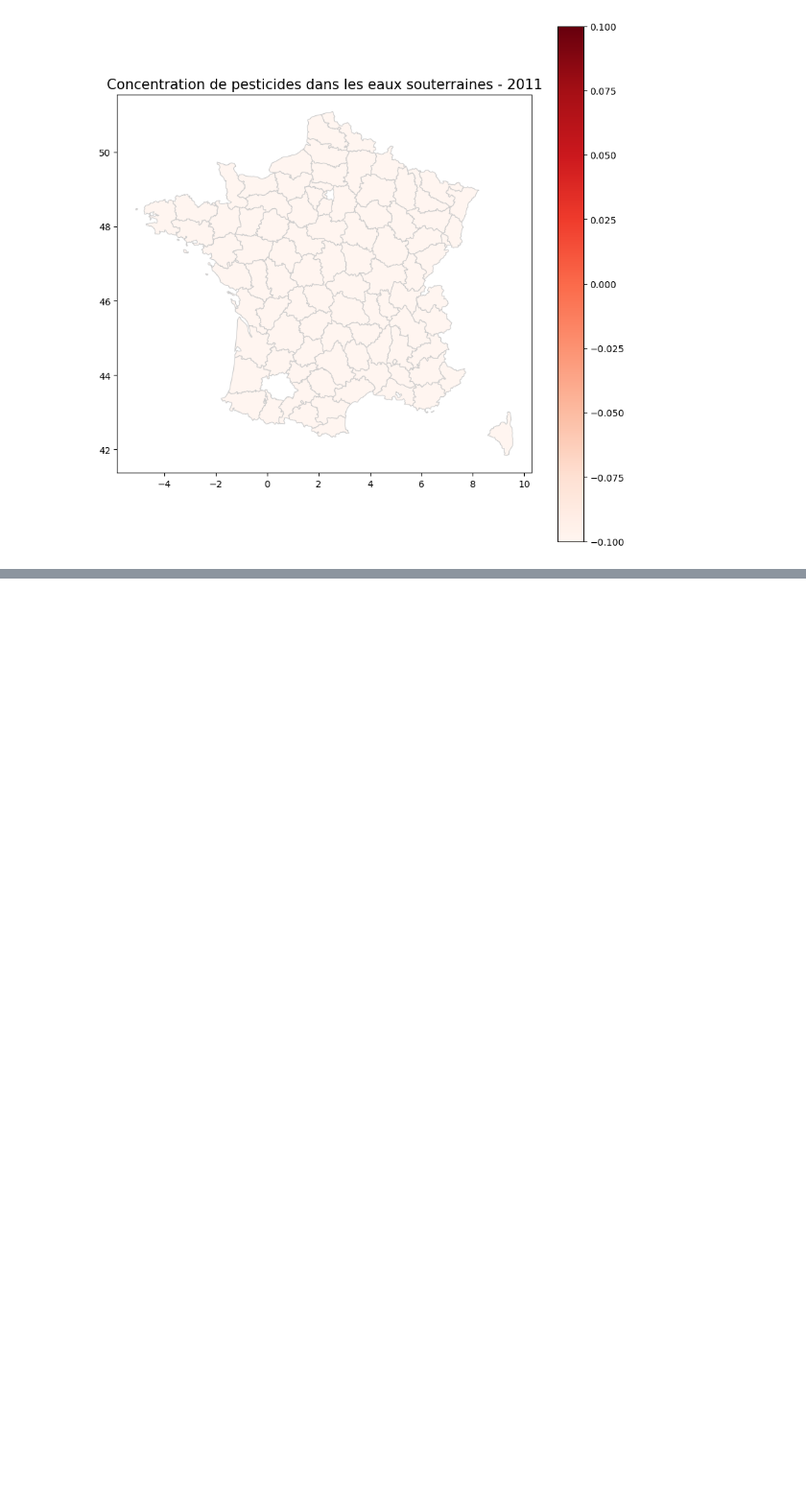
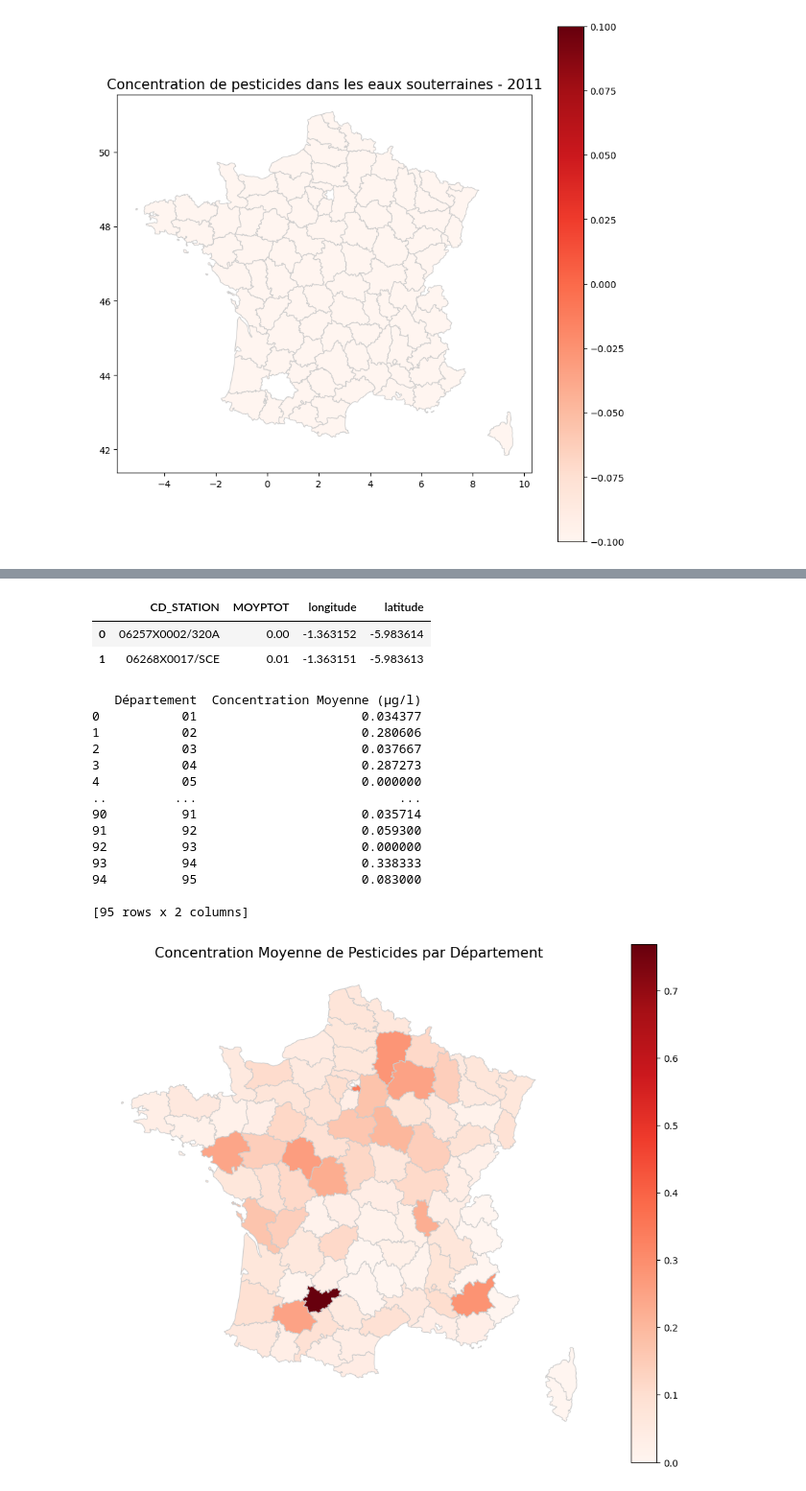
Before and after one commit to ElisefontaineEnsae/AgricultureBio_France, a Jupyter notebook: Cartographie Eaux souterraines/Carto.ipynb, the cells around one changed output, grey strips where cells are left out. Shown at 96% size. Drawn from its saved outputs; the diff is of its cells as text; code cells hidden in the pictures; blank space fills up the shorter version.

```diff
--- a/Cartographie Eaux souterraines/Carto.ipynb
+++ b/Cartographie Eaux souterraines/Carto.ipynb
@@ -231,0 +337,78 @@ Nombre de points - MOYPTOT: 881
+# %%
+df_dept_aggregated.head(2)
+# %% [output]
+|  | CD_STATION | MOYPTOT | longitude | latitude |
+| 0 | 06257X0002/320A | 0.00 | -1.363152 | -5.983614 |
+| 1 | 06268X0017/SCE | 0.01 | -1.363151 | -5.983613 |
+# %%
+## Étape 1 : Fusionner les données avec les départements
+df_fusion = df_concentration_totale_2007.merge(
+    df_stations[["CD_STATION", "departement"]],  # Garder seulement les colonnes nécessaires
+    on="CD_STATION",  # Clé pour fusionner
+    how="left"  # Fusion pour garder toutes les lignes de df_concentration_totale_2007
+)
+
+# Étape 2 : Supprimer les lignes avec des départements manquants
+df_fusion = df_fusion.dropna(subset=["MOYPTOT", "departement"])  # Supprimer les valeurs NaN dans MOYPTOT ou departement
+
+# Étape 3 : Remplacer les virgules par des points dans MOYPTOT et convertir en float
+df_fusion["MOYPTOT"] = df_fusion["MOYPTOT"].str.replace(",", ".", regex=False)  # Remplacer les virgules par des points
+df_fusion["MOYPTOT"] = pd.to_numeric(df_fusion["MOYPTOT"], errors="coerce")  # Convertir en float
+
+# Étape 4 : Calculer la moyenne des concentrations par département
+moyenne_par_departement = df_fusion.groupby("departement")["MOYPTOT"].mean().reset_index()
+
+# Renommer les colonnes pour plus de clarté
+moyenne_par_departement.columns = ["Département", "Concentration Moyenne (µg/l)"]
+
+# Étape 5 : Afficher les résultats
+print(moyenne_par_departement)
+
+import geopandas as gpd
+import matplotlib.pyplot as plt
+
+# Charger la carte des départements de France
+geo_url = "https://raw.githubusercontent.com/gregoiredavid/france-geojson/master/departements-version-simplifiee.geojson"
+gdf_france = gpd.read_file(geo_url)
+
+# Fusionner les résultats avec la carte des départements
+# Assurez-vous que les colonnes des départements dans les deux DataFrames sont bien alignées (par exemple, des codes comme "01", "02", etc.)
+gdf_france = gdf_france.merge(
+    moyenne_par_departement,
+    left_on="code",  # Correspond au code du département dans le GeoJSON
+    right_on="Département",  # Correspond au code du département dans les résultats
+    how="left"  # Garder tous les départements, même ceux sans données
+)
+
+# Tracer la carte avec la colorimétrie
+fig, ax = plt.subplots(1, 1, figsize=(12, 10))
+gdf_france.plot(
+    column="Concentration Moyenne (µg/l)",  # Colonne utilisée pour la colorimétrie
+    cmap="Reds",  # Palette de couleurs
+    linewidth=0.8,
+    ax=ax,
+    edgecolor="0.8",
+    legend=True
+)
+
+# Ajouter un titre et retirer les axes pour une meilleure lisibilité
+ax.set_title("Concentration Moyenne de Pesticides par Département", fontsize=15)
+ax.axis("off")  # Supprimer les axes
+
+plt.show()
+# %% [output]
+   Département  Concentration Moyenne (µg/l)
+0           01                      0.034377
+1           02                      0.280606
+2           03                      0.037667
+3           04                      0.287273
+4           05                      0.000000
+..         ...                           ...
+90          91                      0.035714
+91          92                      0.059300
+92          93                      0.000000
+93          94                      0.338333
+94          95                      0.083000
+
+[95 rows x 2 columns]
+[figure, added]
```
Also changed, not shown: parts of 14 cells of this notebook, 1 other file.
